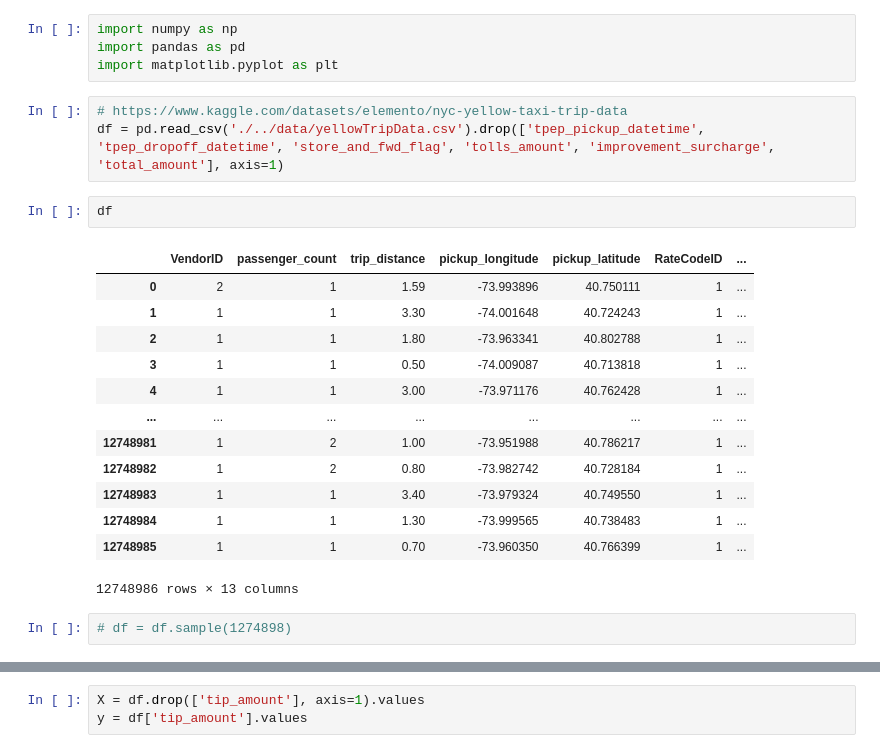
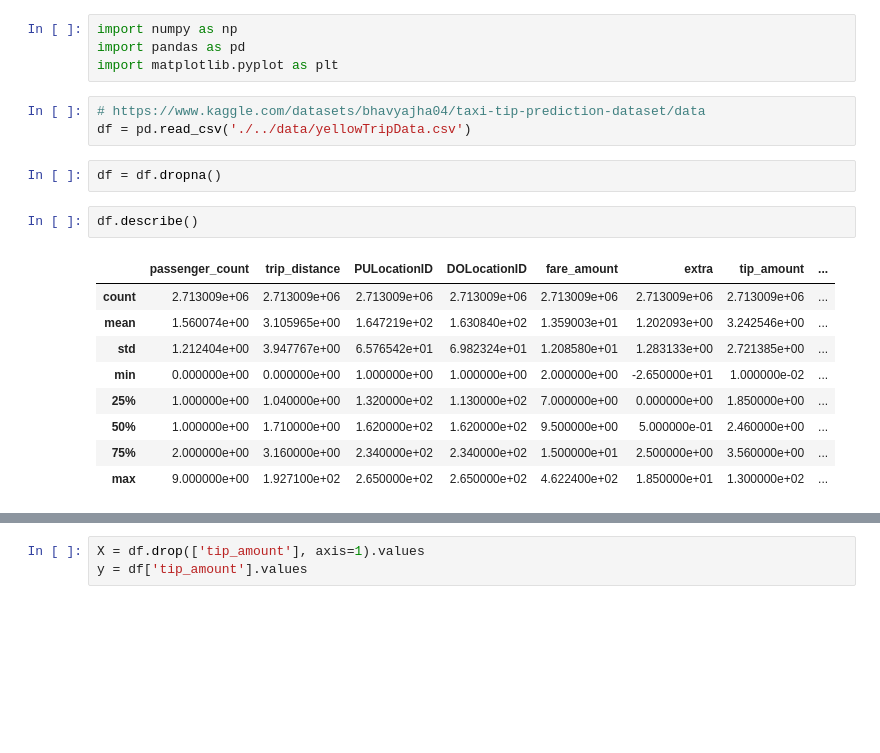
Before and after one commit to su-0522/MachineLearning, a Jupyter notebook: Chapter2/regression_tree.ipynb, the cells around one changed output, grey strips where cells are left out. Drawn from its saved outputs; the diff is of its cells as text; blank space fills up the shorter version.

```diff
--- a/Chapter2/regression_tree.ipynb
+++ b/Chapter2/regression_tree.ipynb
@@ -3,23 +3,19 @@ import numpy as np
 import pandas as pd
 import matplotlib.pyplot as plt
 # %%
-# https://www.kaggle.com/datasets/elemento/nyc-yellow-taxi-trip-data
-df = pd.read_csv('./../data/yellowTripData.csv').drop(['tpep_pickup_datetime', 'tpep_dropoff_datetime', 'store_and_fwd_flag', 'tolls_amount', 'improvement_surcharge', 'total_amount'], axis=1)
+# https://www.kaggle.com/datasets/bhavyajha04/taxi-tip-prediction-dataset/data
+df = pd.read_csv('./../data/yellowTripData.csv')
+# %%
+df = df.dropna()
 # %%
-df
+df.describe()
 # %% [output]
-|  | VendorID | passenger_count | trip_distance | pickup_longitude | pickup_latitude | RateCodeID | ... |
-| 0 | 2 | 1 | 1.59 | -73.993896 | 40.750111 | 1 | ... |
-| 1 | 1 | 1 | 3.30 | -74.001648 | 40.724243 | 1 | ... |
-| 2 | 1 | 1 | 1.80 | -73.963341 | 40.802788 | 1 | ... |
-| 3 | 1 | 1 | 0.50 | -74.009087 | 40.713818 | 1 | ... |
-| 4 | 1 | 1 | 3.00 | -73.971176 | 40.762428 | 1 | ... |
-| ... | ... | ... | ... | ... | ... | ... | ... |
-| 12748981 | 1 | 2 | 1.00 | -73.951988 | 40.786217 | 1 | ... |
-| 12748982 | 1 | 2 | 0.80 | -73.982742 | 40.728184 | 1 | ... |
-| 12748983 | 1 | 1 | 3.40 | -73.979324 | 40.749550 | 1 | ... |
-| 12748984 | 1 | 1 | 1.30 | -73.999565 | 40.738483 | 1 | ... |
-| 12748985 | 1 | 1 | 0.70 | -73.960350 | 40.766399 | 1 | ... |
+|  | passenger_count | trip_distance | PULocationID | DOLocationID | fare_amount | extra | tip_amount | ... |
+| count | 2.713009e+06 | 2.713009e+06 | 2.713009e+06 | 2.713009e+06 | 2.713009e+06 | 2.713009e+06 | 2.713009e+06 | ... |
+| mean | 1.560074e+00 | 3.105965e+00 | 1.647219e+02 | 1.630840e+02 | 1.359003e+01 | 1.202093e+00 | 3.242546e+00 | ... |
+| std | 1.212404e+00 | 3.947767e+00 | 6.576542e+01 | 6.982324e+01 | 1.208580e+01 | 1.283133e+00 | 2.721385e+00 | ... |
+| min | 0.000000e+00 | 0.000000e+00 | 1.000000e+00 | 1.000000e+00 | 2.000000e+00 | -2.650000e+01 | 1.000000e-02 | ... |
+| 25% | 1.000000e+00 | 1.040000e+00 | 1.320000e+02 | 1.130000e+02 | 7.000000e+00 | 0.000000e+00 | 1.850000e+00 | ... |
+| 50% | 1.000000e+00 | 1.710000e+00 | 1.620000e+02 | 1.620000e+02 | 9.500000e+00 | 5.000000e-01 | 2.460000e+00 | ... |
+| 75% | 2.000000e+00 | 3.160000e+00 | 2.340000e+02 | 2.340000e+02 | 1.500000e+01 | 2.500000e+00 | 3.560000e+00 | ... |
+| max | 9.000000e+00 | 1.927100e+02 | 2.650000e+02 | 2.650000e+02 | 4.622400e+02 | 1.850000e+01 | 1.300000e+02 | ... |
-12748986 rows × 13 columns
-# %%
-# df = df.sample(1274898)
```
Also changed, not shown: parts of 6 cells of this notebook, 10 other files.
